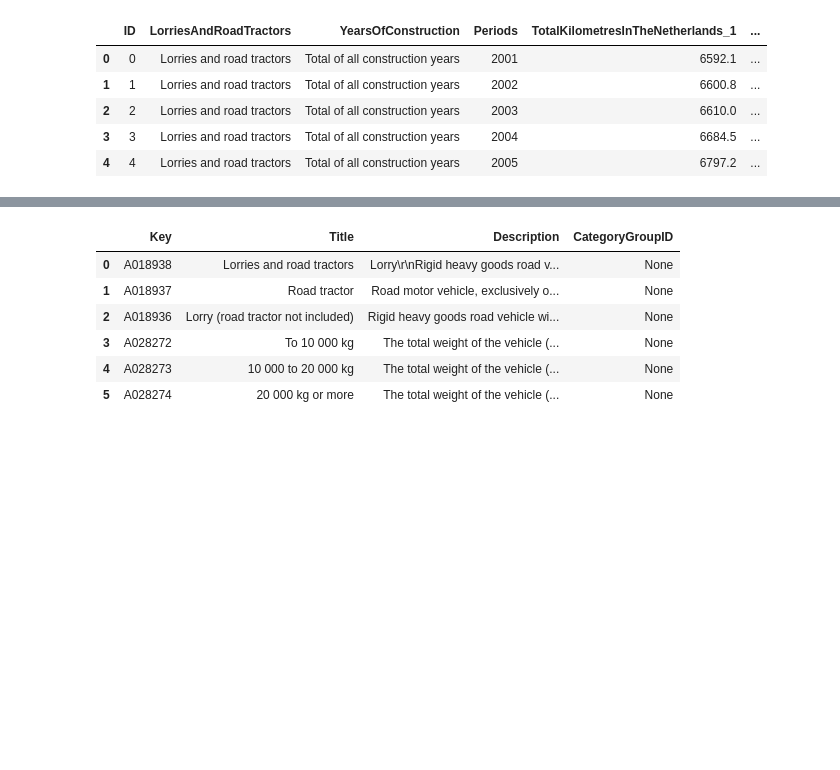
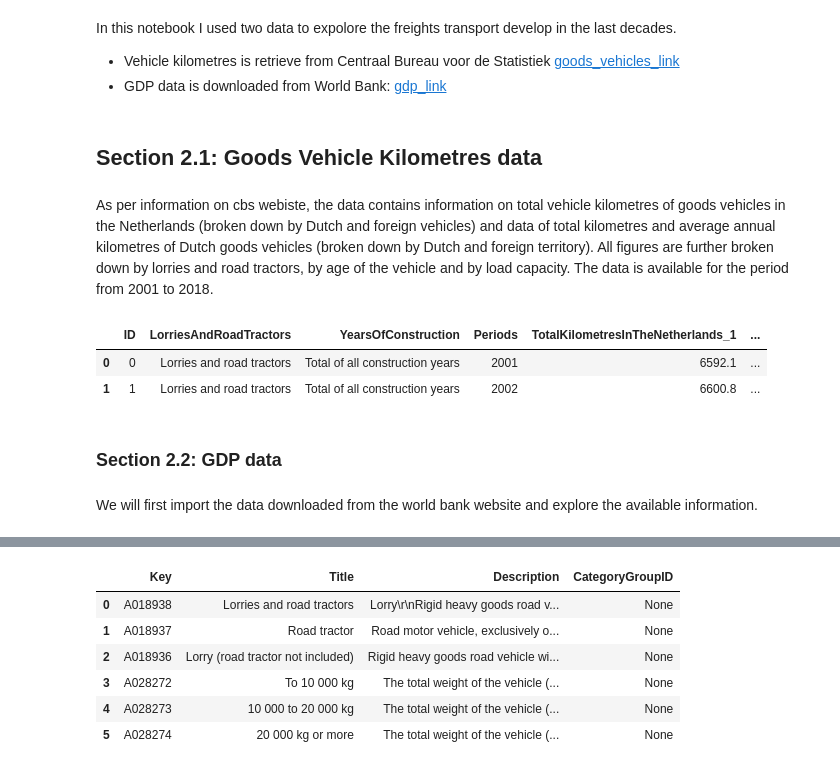
Before and after one commit to jinchao-chen/goods_vehicle_analysis, a Jupyter notebook: goods_vehicles.ipynb, the cells around one changed output, grey strips where cells are left out. Saved outputs shown, nothing was run; the diff lists cells and outputs as text; code cells hidden in the pictures; blank space fills up the shorter version.

```diff
--- a/goods_vehicles.ipynb
+++ b/goods_vehicles.ipynb
@@ -9,3 +14,8 @@ I spent hours daily driving on one of the busiest motorways in the Netherlands ,
+# %% [markdown]
+In this notebook I used two data to expolore the freights transport develop in the last decades. <br/>
+
+- Vehicle kilometres is retrieve from Centraal Bureau voor de Statistiek [goods_vehicles_link](https://opendata.cbs.nl/statline/portal.html?_la=en&_catalog=CBS&tableId=84651ENG&_theme=1111)<br/>
+- GDP data is downloaded from World Bank: [gdp_link](https://data.worldbank.org/country/netherlands)
 # %%
 import cbsodata
 from pathlib import Path
@@ -15,2 +27,6 @@ from matplotlib import pyplot as plt
 sns.set_palette("husl")
+# %% [markdown]
+## Section 2.1: Goods Vehicle Kilometres data
+# %% [markdown]
+As per information on cbs webiste, the data contains information on total vehicle kilometres of goods vehicles in the Netherlands (broken down by Dutch and foreign vehicles) and data of total kilometres and average annual kilometres of Dutch goods vehicles (broken down by Dutch and foreign territory). All figures are further broken down by lorries and road tractors, by age of the vehicle and by load capacity.  The data is available for the period from 2001 to 2018.
 # %%
@@ -19,9 +35,6 @@ df = pd.DataFrame(cbsodata.get_data('84651ENG'))
 # %%
-df.head()
+df.head(2)
 # %% [output]
 |  | ID | LorriesAndRoadTractors | YearsOfConstruction | Periods | TotalKilometresInTheNetherlands_1 | ... |
 | 0 | 0 | Lorries and road tractors | Total of all construction years | 2001 | 6592.1 | ... |
 | 1 | 1 | Lorries and road tractors | Total of all construction years | 2002 | 6600.8 | ... |
-| 2 | 2 | Lorries and road tractors | Total of all construction years | 2003 | 6610.0 | ... |
-| 3 | 3 | Lorries and road tractors | Total of all construction years | 2004 | 6684.5 | ... |
-| 4 | 4 | Lorries and road tractors | Total of all construction years | 2005 | 6797.2 | ... |
@@ -31,0 +41,4 @@ metadata_data_properties = pd.DataFrame(cbsodata.get_meta('84651ENG', 'DataPrope
+# %% [markdown]
+### Section 2.2: GDP data
+# %% [markdown]
+We will first import the data downloaded from the world bank website and explore the available information.
```
Also changed, not shown: parts of 88 cells of this notebook.
